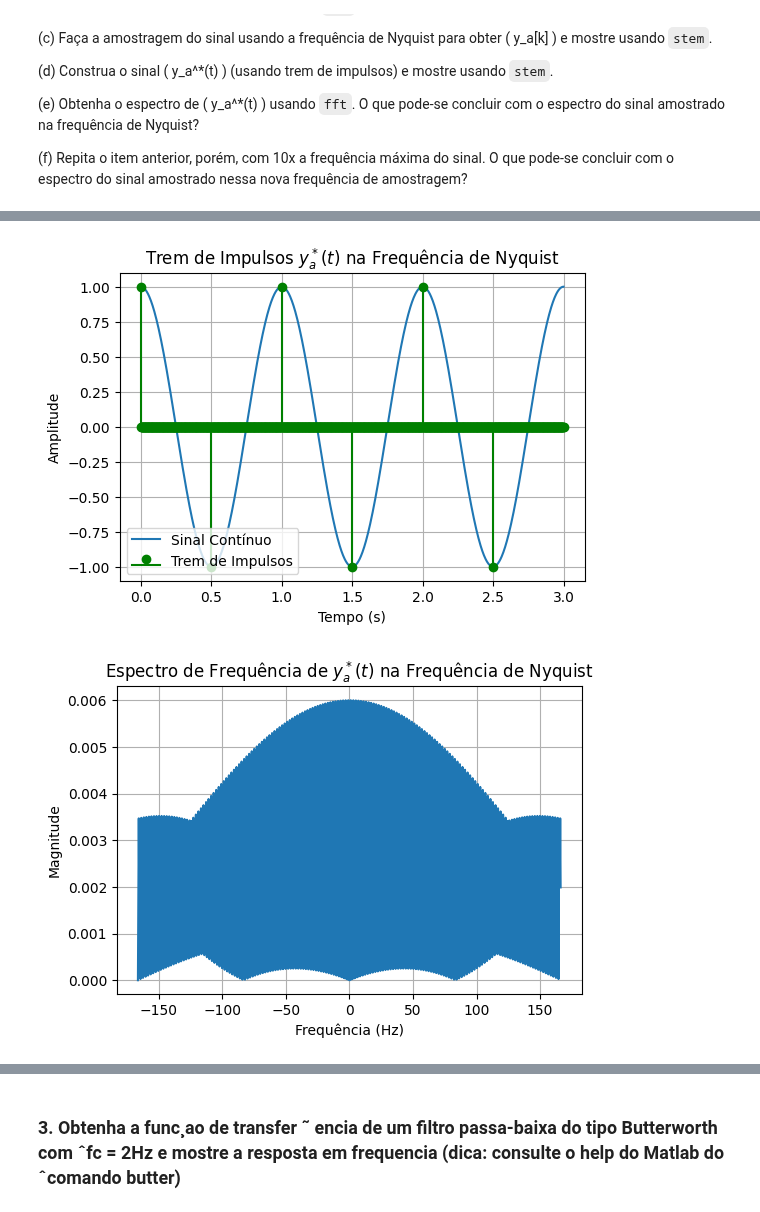
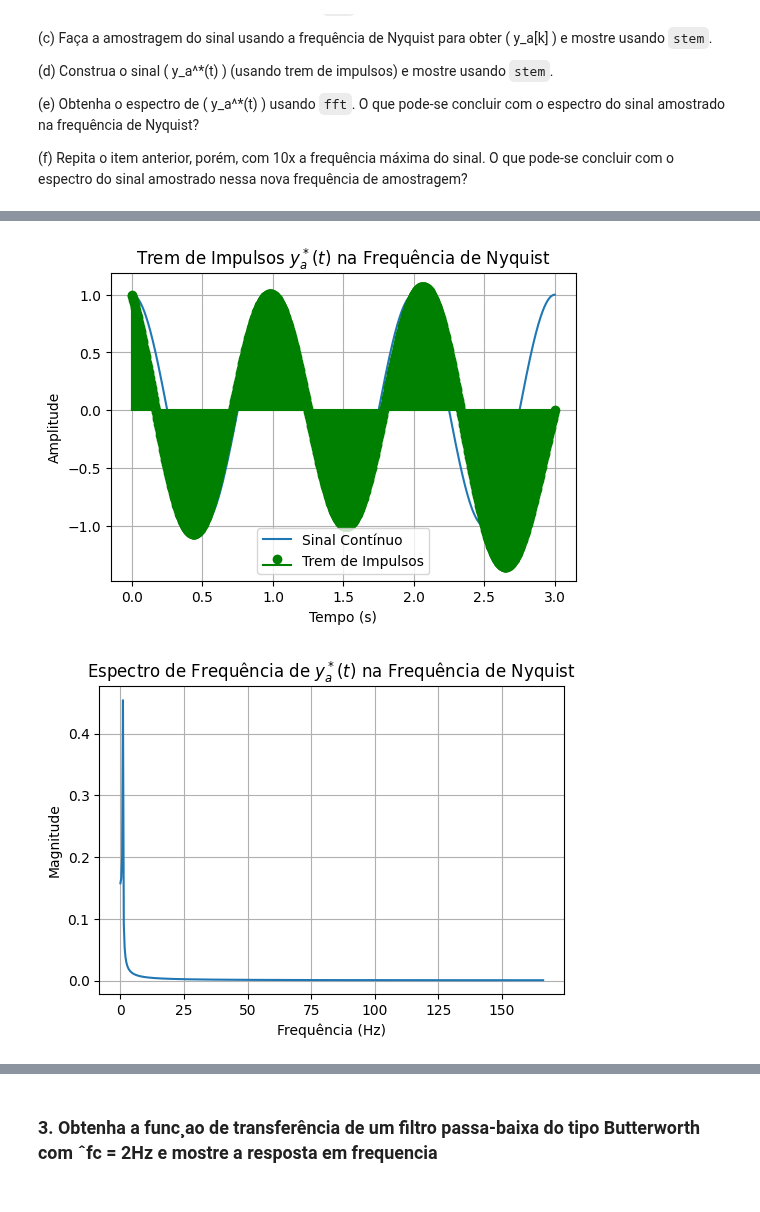
Before and after one commit to SKaiquelima/advanced-control, a Jupyter notebook: DigitalCtrl/Class2/exec2.ipynb, the cells around one changed output, grey strips where cells are left out. Cells and saved outputs as stored; diff of their text form; code cells hidden in the pictures.

```diff
--- a/DigitalCtrl/Class2/exec2.ipynb
+++ b/DigitalCtrl/Class2/exec2.ipynb
@@ -214,10 +214,10 @@ t_nyquist = np.arange(0, 3, 1 / fs_nyquist)
 y_nyquist = np.cos(2 * np.pi * t_nyquist)
 
 # (d) Construção do sinal y_a*(t) usando trem de impulsos
-y_impulse_train = np.zeros_like(y_continuous)
-for i in range(len(t_nyquist)):
-    idx = np.argmin(np.abs(t_continuous - t_nyquist[i]))
-    y_impulse_train[idx] = y_nyquist[i]
+T = t_nyquist[1] - t_nyquist[0]
+sinc = np.sinc((t_continuous[:, np.newaxis] - t_nyquist[np.newaxis, :]) / T)
+y_impulse_train = np.dot(sinc, y_nyquist)
+
 
 # (e) Espectro de y_a*(t) usando FFT
 Y_impulse = np.fft.fft(y_impulse_train)
@@ -266,40 +266,40 @@ plt.title('Amostragem na Frequência de Nyquist')
 plt.xlabel('Tempo (s)')
 plt.ylabel('Amplitude')
 plt.legend()
 plt.grid(True)
 plt.show()
 
 # (d) Plot do sinal y_a*(t) usando trem de impulsos
 plt.figure(figsize=[6,4])
 plt.plot(t_continuous, y_continuous, label='Sinal Contínuo')
 plt.stem(t_continuous, y_impulse_train, linefmt='g-', markerfmt='go', basefmt='g-', label='Trem de Impulsos')
 plt.title('Trem de Impulsos $y_a^*(t)$ na Frequência de Nyquist')
 plt.xlabel('Tempo (s)')
 plt.ylabel('Amplitude')
 plt.legend()
 plt.grid(True)
 plt.show()
 
 # (e) Plot do espectro de y_a*(t) usando FFT
 plt.figure(figsize=[6,4])
-plt.plot(f, Y_impulse)
+plt.plot(f[len(f)//2:], Y_impulse[len(f)//2:])
 plt.title('Espectro de Frequência de $y_a^*(t)$ na Frequência de Nyquist')
 plt.xlabel('Frequência (Hz)')
 plt.ylabel('Magnitude')
 plt.grid(True)
 plt.show()
 
 # (f) Plot do espectro do sinal amostrado com alta frequência
-plt.figure(figsize=[6,4])
-plt.plot(f, Y_high_impulse)
-plt.title('Espectro de Frequência de $y_a^*(t)$ com Alta Frequência de Amostragem')
-plt.xlabel('Frequência (Hz)')
-plt.ylabel('Magnitude')
-plt.grid(True)
-plt.show()
+# plt.figure(figsize=[6,4])
+# plt.plot(f, Y_high_impulse)
+# plt.title('Espectro de Frequência de $y_a^*(t)$ com Alta Frequência de Amostragem')
+# plt.xlabel('Frequência (Hz)')
+# plt.ylabel('Magnitude')
+# plt.grid(True)
+# plt.show()
 # %% [output]
 [figure]
 [figure]
 [figure]
-[figure, old version]
+[figure, new version]
-[figure, old version]
+[figure, new version]
@@ -307,5 +306,5 @@ plt.show()
 # %% [markdown]
-### 3. Obtenha a func¸ao de transfer ˜ encia de um filtro passa-baixa do tipo Butterworth com ˆfc = 2Hz e mostre a resposta em frequencia (dica: consulte o help do Matlab do ˆcomando butter)
+### 3. Obtenha a func¸ao de transferência de um filtro passa-baixa do tipo Butterworth com ˆfc = 2Hz e mostre a resposta em frequencia
 # %%
 # Definindo os parâmetros do filtro
 fc = 2  # Frequência de corte em Hz
```
Also changed, not shown: parts of 13 cells of this notebook.
